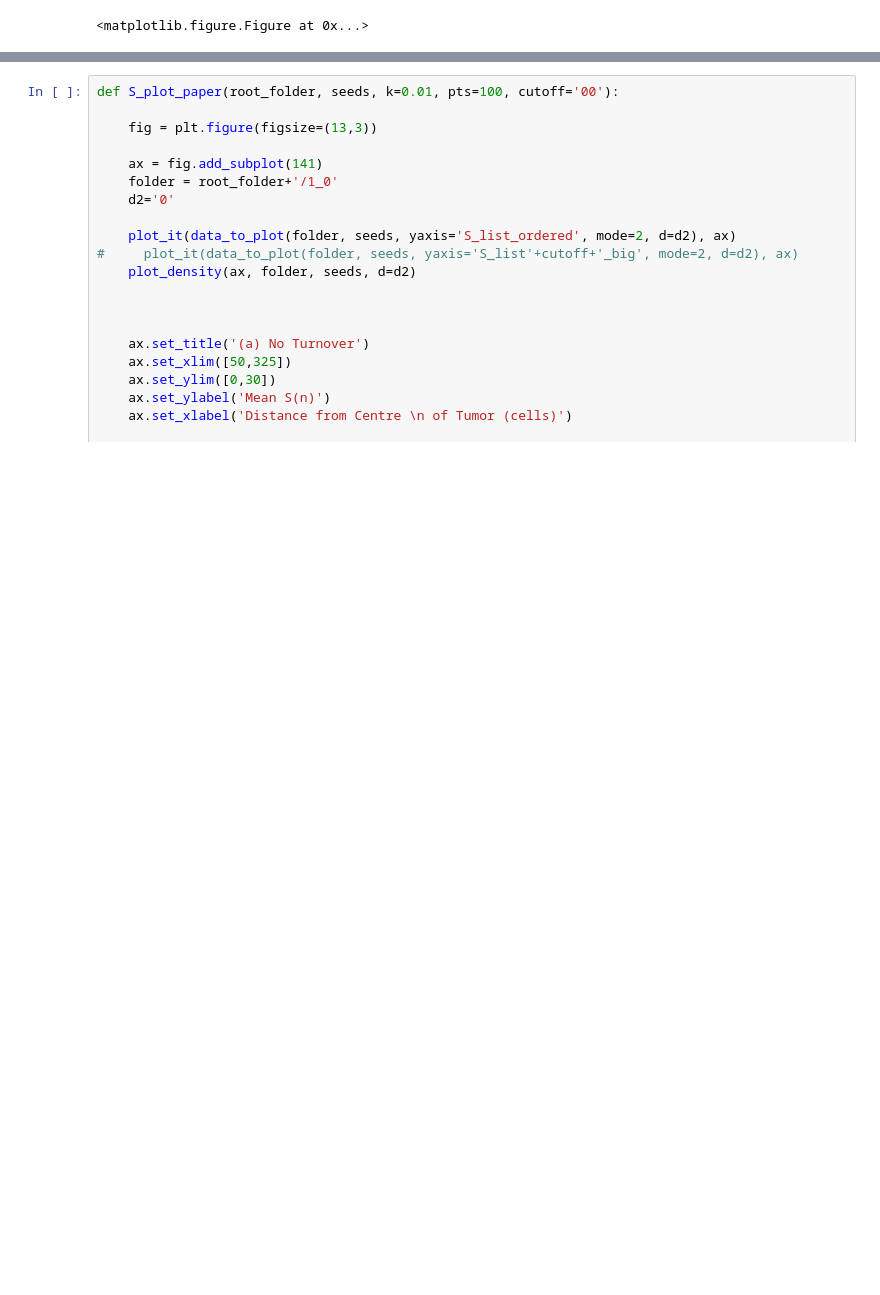
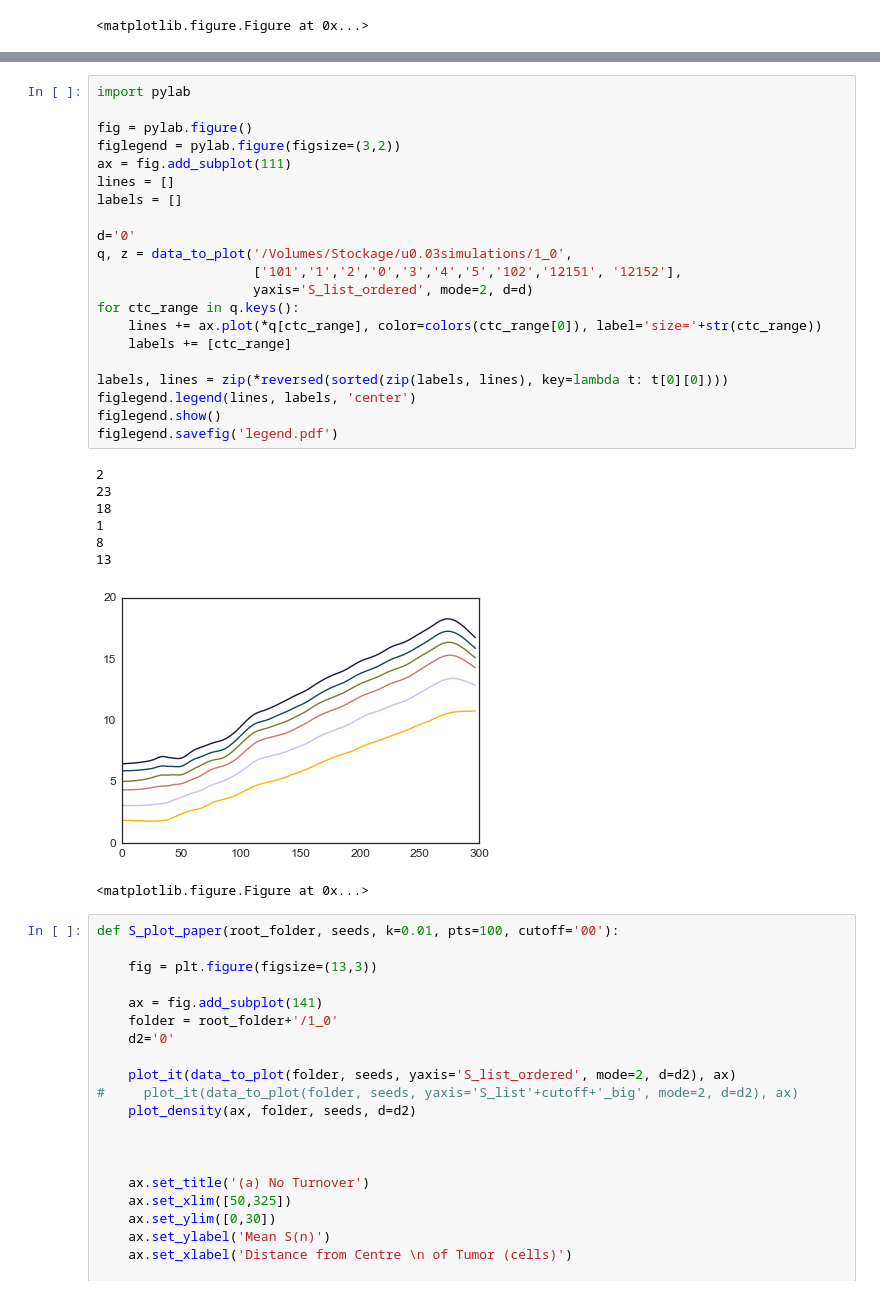
Before and after one commit to zafarali/tumorheterogeneity, a Jupyter notebook: figures/Splots-RECOMB.ipynb, the cells around one changed output, grey strips where cells are left out. Drawn from its saved outputs; the diff is of its cells as text; blank space fills up the shorter version.

```diff
--- a/figures/Splots-RECOMB.ipynb
+++ b/figures/Splots-RECOMB.ipynb
@@ -473,3 +514,33 @@ for d in ['0', '005' ,'01', '02']:
+# %%
+import pylab
+
+fig = pylab.figure()
+figlegend = pylab.figure(figsize=(3,2))
+ax = fig.add_subplot(111)
+lines = []
+labels = []
+
+d='0'
+q, z = data_to_plot('/Volumes/Stockage/u0.03simulations/1_0',
+                    ['101','1','2','0','3','4','5','102','12151', '12152'],
+                    yaxis='S_list_ordered', mode=2, d=d)
+for ctc_range in q.keys():
+    lines += ax.plot(*q[ctc_range], color=colors(ctc_range[0]), label='size='+str(ctc_range))
+    labels += [ctc_range]
+
+labels, lines = zip(*reversed(sorted(zip(labels, lines), key=lambda t: t[0][0])))
+figlegend.legend(lines, labels, 'center')
+figlegend.show()
+figlegend.savefig('legend.pdf')
+# %% [output]
+2
+23
+18
+1
+8
+13
+[figure, added]
+<matplotlib.figure.Figure at 0x...>
 # %%
 def S_plot_paper(root_folder, seeds, k=0.01, pts=100, cutoff='00'):
 
```
Also changed, not shown: parts of 6 cells of this notebook, 1 other file.
